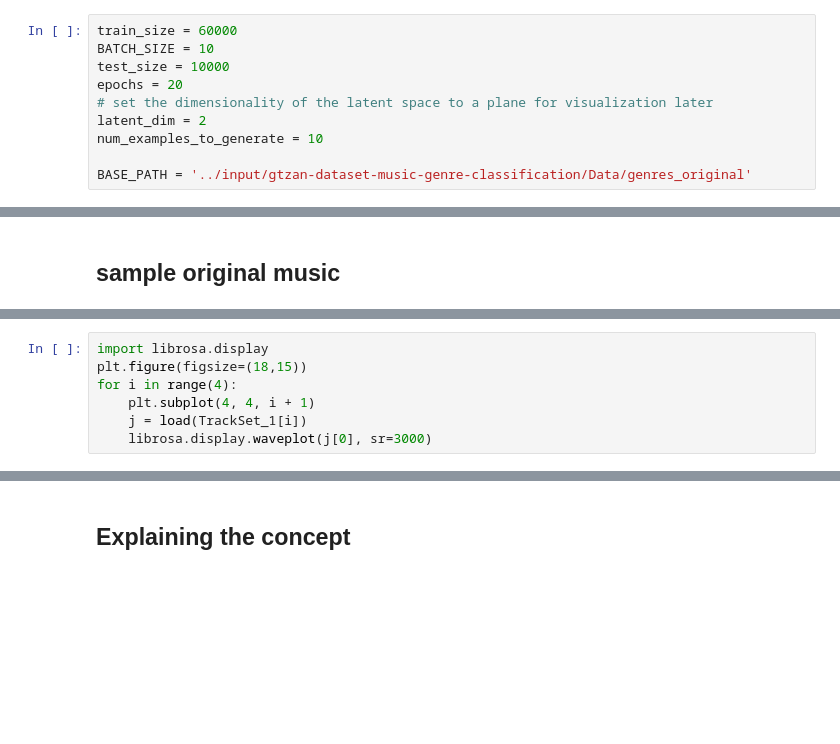
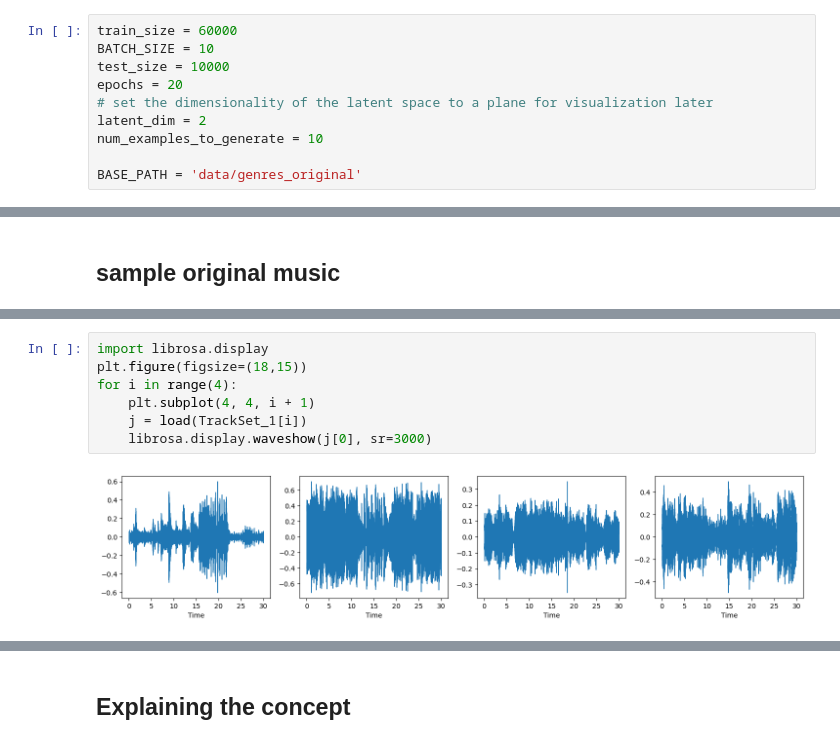
Before and after one commit to SeanSteinle/cs757-p1, a Jupyter notebook: vae1.ipynb, the cells around one changed output, grey strips where cells are left out. Cells and saved outputs as stored; diff of their text form; blank space fills up the shorter version.

Commit message:
making updates to ensure nb runs. mostly waveplot to waveform and renaming keras layers

```diff
--- a/vae1.ipynb
+++ b/vae1.ipynb
@@ -52,7 +73,7 @@ epochs = 20
 latent_dim = 2
 num_examples_to_generate = 10
 
-BASE_PATH = '../input/gtzan-dataset-music-genre-classification/Data/genres_original'
+BASE_PATH = 'data/genres_original'
 # %% [markdown]
 ## Data preprocessing
 # %%
@@ -81,10 +104,12 @@ ipd.Audio(sample_,rate=3000)
 # %%
 import librosa.display
 plt.figure(figsize=(18,15))
 for i in range(4):
     plt.subplot(4, 4, i + 1)
     j = load(TrackSet_1[i])
-    librosa.display.waveplot(j[0], sr=3000)
+    librosa.display.waveshow(j[0], sr=3000)
+# %% [output]
+[figure, added]
 # %%
 train_dataset = (
     tf.data.Dataset
```
Also changed, not shown: parts of 9 cells of this notebook, 3 other files.
